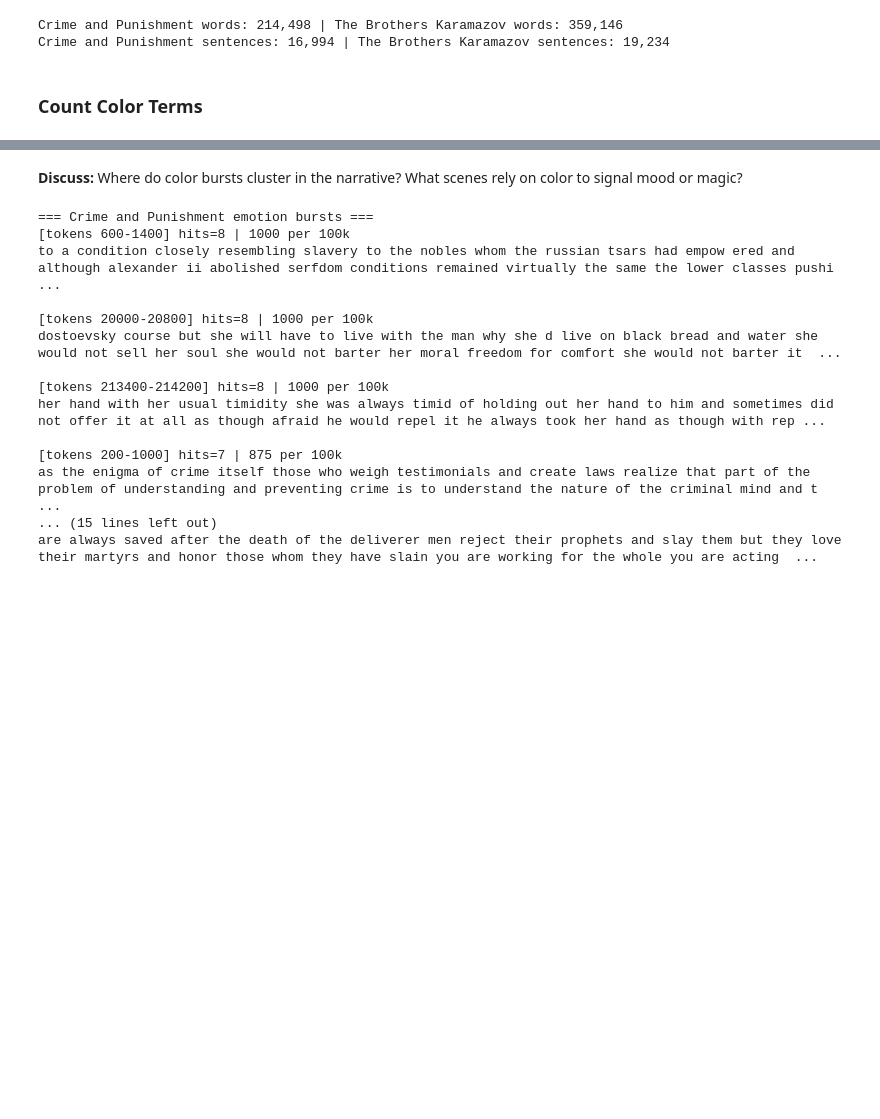
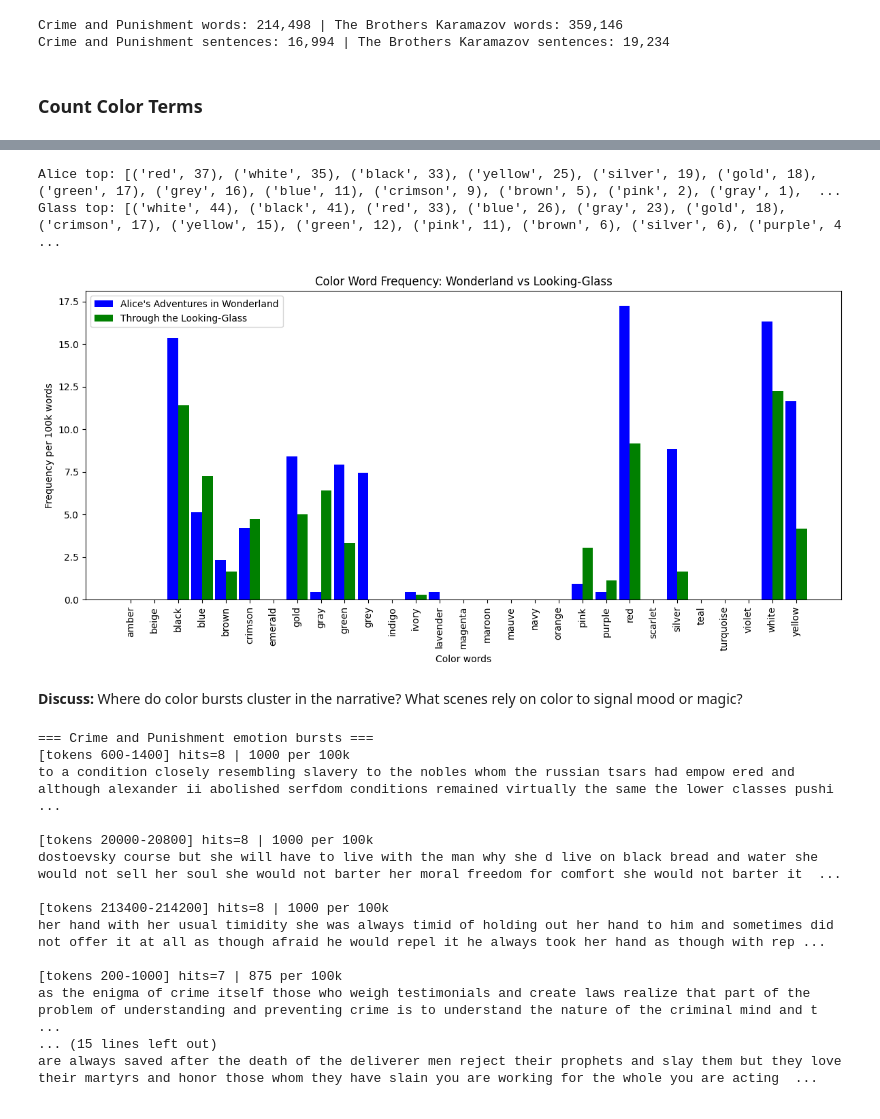
Before and after one commit to badriranger/applied-NLP-week1, a Jupyter notebook: notebooks/5_AppliedNLP_Session1_ColorWords.ipynb, the cells around one changed output, grey strips where cells are left out. Saved outputs shown, nothing was run; the diff lists cells and outputs as text; code cells hidden in the pictures; blank space fills up the shorter version.

```diff
--- a/notebooks/5_AppliedNLP_Session1_ColorWords.ipynb
+++ b/notebooks/5_AppliedNLP_Session1_ColorWords.ipynb
@@ -214,3 +216,60 @@ The Brothers Karamazov top emotions: [('love', 466), ('doubt', 97), ('faith', 95
+# %%
+COLOR_LIST = {
+    'red', 'orange', 'yellow', 'green', 'blue', 'indigo', 'violet',
+    'purple', 'pink', 'brown', 'black', 'white', 'gray', 'grey',
+    'scarlet', 'crimson', 'emerald', 'amber', 'gold', 'silver',
+    'lavender', 'mauve', 'ivory', 'beige', 'teal', 'turquoise',
+    'magenta', 'maroon', 'navy'
+}
+
+def count_colors(tokens):
+    c = Counter(w for w in tokens if w in COLOR_LIST)
+    return c, sum(c.values()), len(tokens)
+
+a_c, a_hits, a_total = count_colors(crime_words)
+g_c, g_hits, g_total = count_colors(brothers_words)
+
+print(
+    "Alice top:", a_c.most_common(15),
+    "| rate per 100k:", (a_hits / a_total) * 100000
+)
+print(
+    "Glass top:", g_c.most_common(15),
+    "| rate per 100k:", (g_hits / g_total) * 100000
+)
+
+
+# Ensure COLOR_LIST exists (from your earlier code)
+# COLOR_LIST = {...}
+
+# Build a consistent x-axis order
+all_colors = sorted(COLOR_LIST)
+
+# Convert counts to rates per 100k words
+a_rates = [(a_c.get(color, 0) / a_total) * 100000 for color in all_colors]
+g_rates = [(g_c.get(color, 0) / g_total) * 100000 for color in all_colors]
+
+# Plotting
+plt.figure(figsize=(12, 6))
+
+bar_width = 0.45
+index = list(range(len(all_colors)))
+
+plt.bar(index, a_rates, bar_width, label="Alice's Adventures in Wonderland", color='blue')
+plt.bar([i + bar_width for i in index], g_rates, bar_width, label="Through the Looking-Glass", color='green')
+
+plt.xlabel('Color words')
+plt.ylabel('Frequency per 100k words')
+plt.title('Color Word Frequency: Wonderland vs Looking-Glass')
+plt.xticks([i + bar_width / 2 for i in index], all_colors, rotation=90)
+plt.legend()
+
+plt.tight_layout()
+plt.show()
+# %% [output]
+Alice top: [('red', 37), ('white', 35), ('black', 33), ('yellow', 25), ('silver', 19), ('gold', 18), ('green', 17), ('grey', 16), ('blue', 11), ('crimson', 9), ('brown', 5), ('pink', 2), ('gray', 1),  ...
+Glass top: [('white', 44), ('black', 41), ('red', 33), ('blue', 26), ('gray', 23), ('gold', 18), ('crimson', 17), ('yellow', 15), ('green', 12), ('pink', 11), ('brown', 6), ('silver', 6), ('purple', 4 ...
+[figure, added]
 # %% [markdown]
 **Discuss:** Where do color bursts cluster in the narrative? What scenes rely on color to signal mood or magic?
 # %%
```
Also changed, not shown: parts of 1 cell of this notebook, 5 other files.
